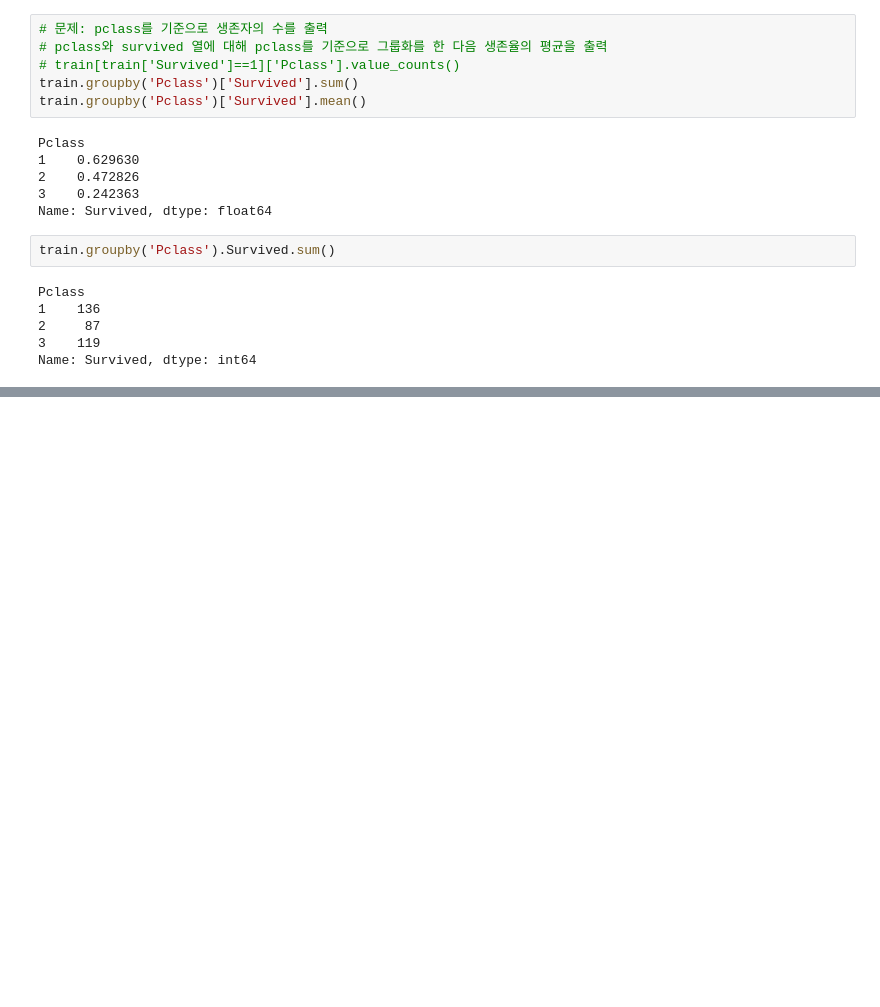
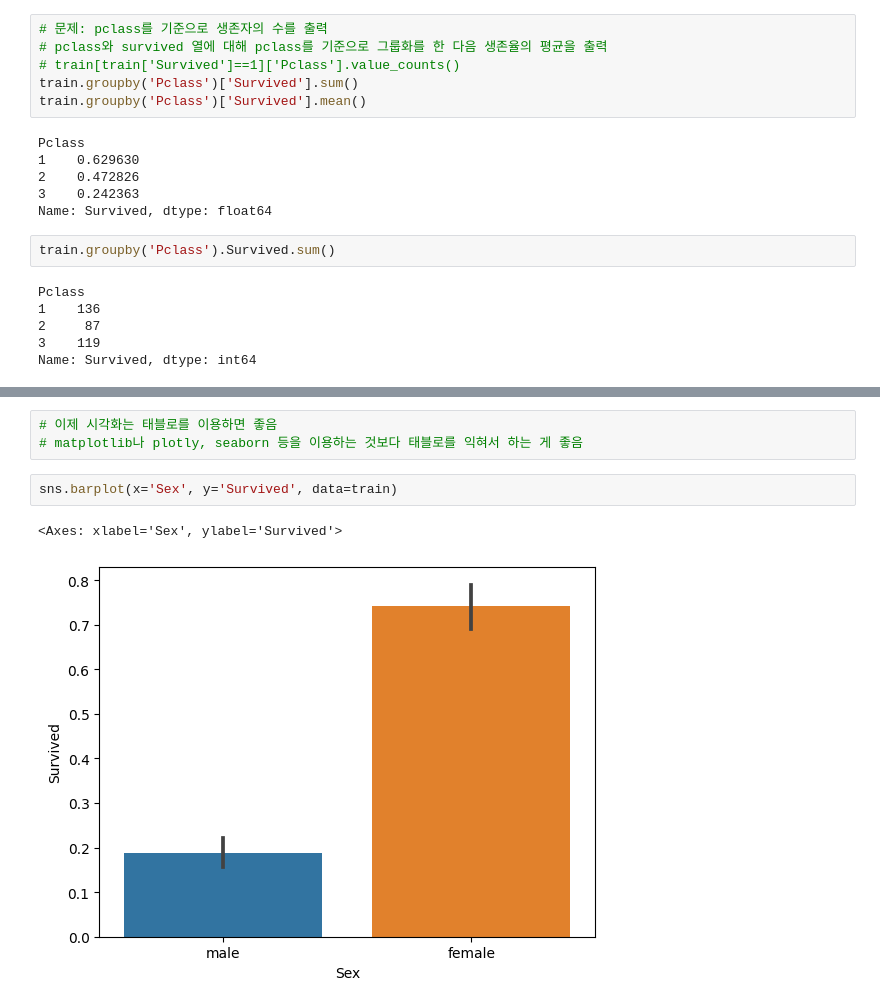
Before and after one commit to cleamm/TIL, a Jupyter notebook: ds/ml_day10.ipynb, the cells around one changed output, grey strips where cells are left out. Saved outputs shown, nothing was run; the diff lists cells and outputs as text; blank space fills up the shorter version.

```diff
--- a/ds/ml_day10.ipynb
+++ b/ds/ml_day10.ipynb
@@ -353,0 +408,8 @@ sns.barplot(x='Pclass', y='Survived', data=train)
+# %%
+# 이제 시각화는 태블로를 이용하면 좋음
+# matplotlib나 plotly, seaborn 등을 이용하는 것보다 태블로를 익혀서 하는 게 좋음
+# %%
+sns.barplot(x='Sex', y='Survived', data=train)
+# %% [output]
+<Axes: xlabel='Sex', ylabel='Survived'>
+[figure, added]
```
Also changed, not shown: parts of 91 cells of this notebook.
